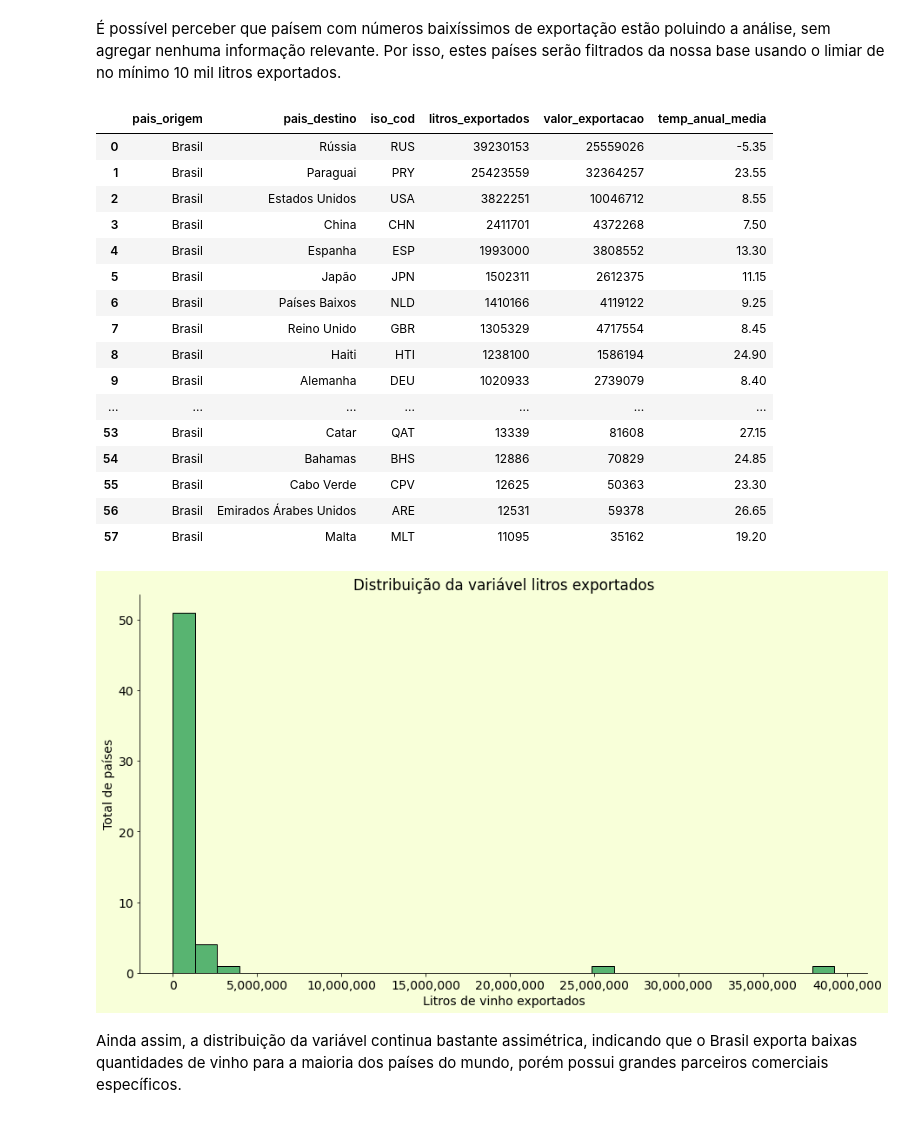
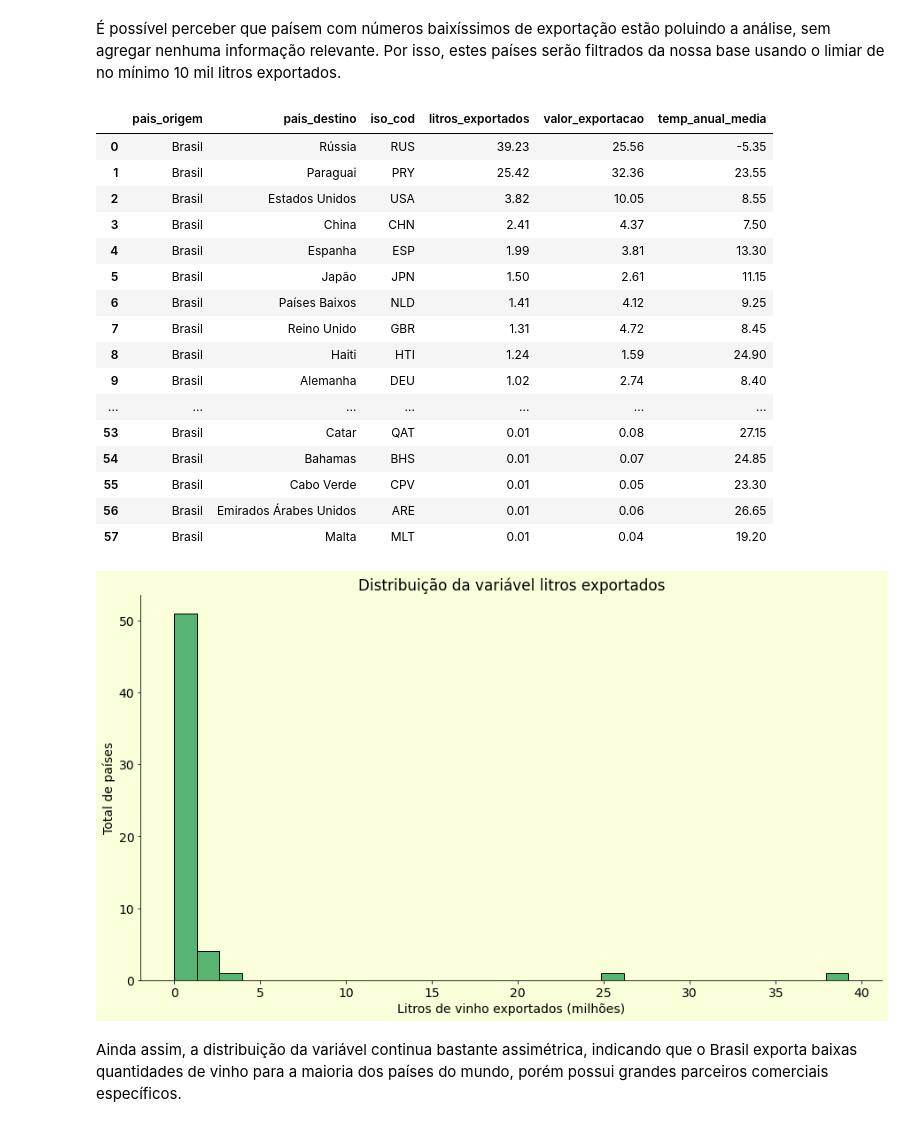
Before and after one commit to jackson-simionato/fase1_pos_tech_challenge_wine, a Jupyter notebook: fase 1 - tech challenge (vinhos).ipynb, the cells around one changed output. Cells and saved outputs as stored; diff of their text form; code cells hidden in the pictures.

Commit message:
finish melting, first plots, results folder created

```diff
--- a/fase 1 - tech challenge (vinhos).ipynb
+++ b/fase 1 - tech challenge (vinhos).ipynb
@@ -848,0 +859,5 @@ display(df_wine_15_anos_temperature)
+# %%
+# Coluna de temperatura está como tipo object, ou seja, não está sendo intepretada como uma coluna numérica. Para alterar isso será necessário aplicar um replace no caracter '−' por '-', desta forma os números negativos serão corretamente interpretados
+df_wine_15_anos_temperature.temp_anual_media = df_wine_15_anos_temperature.temp_anual_media.str.replace('−','-')
+df_wine_15_anos_temperature.temp_anual_media=  df_wine_15_anos_temperature.temp_anual_media.astype(float)
+print(df_wine_15_anos_temperature.dtypes)
@@ -923,0 +931,6 @@ wine_data_temperature
+# %%
+# Dataframe final contendo dados de exportação de vinhos e temperatura média anual dos paises de destino. Divisão por 1 milhão para facilitar as análises
+wine_data_temperature = df_wine_15_anos_temperature[['pais_origem','pais_destino','iso_cod','litros_exportados','valor_exportacao','temp_anual_media']]
+wine_data_temperature['litros_exportados'] =  wine_data_temperature.litros_exportados/1_000_000
+wine_data_temperature['valor_exportacao'] =  wine_data_temperature.valor_exportacao/1_000_000
+wine_data_temperature
@@ -964,50 +1004,50 @@ plt.show()
 # %% [markdown]
 É possível perceber que paísem com números baixíssimos de exportação estão poluindo a análise, sem agregar nenhuma informação relevante. Por isso, estes países serão filtrados da nossa base usando o limiar de no mínimo 10 mil litros exportados.
 # %%
-wine_data_temperature_filtered = wine_data_temperature.query('litros_exportados > 10000').reset_index(drop=True)
+wine_data_temperature_filtered = wine_data_temperature.query('litros_exportados > 0.01').reset_index(drop=True)
 wine_data_temperature_filtered
 # %% [output]
 |  | pais_origem | pais_destino | iso_cod | litros_exportados | valor_exportacao | temp_anual_media |
-| 0 | Brasil | Rússia | RUS | 39230153 | 25559026 | -5.35 |
-| 1 | Brasil | Paraguai | PRY | 25423559 | 32364257 | 23.55 |
-| 2 | Brasil | Estados Unidos | USA | 3822251 | 10046712 | 8.55 |
-| 3 | Brasil | China | CHN | 2411701 | 4372268 | 7.50 |
-| 4 | Brasil | Espanha | ESP | 1993000 | 3808552 | 13.30 |
-| 5 | Brasil | Japão | JPN | 1502311 | 2612375 | 11.15 |
-| 6 | Brasil | Países Baixos | NLD | 1410166 | 4119122 | 9.25 |
-| 7 | Brasil | Reino Unido | GBR | 1305329 | 4717554 | 8.45 |
-| 8 | Brasil | Haiti | HTI | 1238100 | 1586194 | 24.90 |
-| 9 | Brasil | Alemanha | DEU | 1020933 | 2739079 | 8.40 |
+| 0 | Brasil | Rússia | RUS | 39.23 | 25.56 | -5.35 |
+| 1 | Brasil | Paraguai | PRY | 25.42 | 32.36 | 23.55 |
+| 2 | Brasil | Estados Unidos | USA | 3.82 | 10.05 | 8.55 |
+| 3 | Brasil | China | CHN | 2.41 | 4.37 | 7.50 |
+| 4 | Brasil | Espanha | ESP | 1.99 | 3.81 | 13.30 |
+| 5 | Brasil | Japão | JPN | 1.50 | 2.61 | 11.15 |
+| 6 | Brasil | Países Baixos | NLD | 1.41 | 4.12 | 9.25 |
+| 7 | Brasil | Reino Unido | GBR | 1.31 | 4.72 | 8.45 |
+| 8 | Brasil | Haiti | HTI | 1.24 | 1.59 | 24.90 |
+| 9 | Brasil | Alemanha | DEU | 1.02 | 2.74 | 8.40 |
 | ... | ... | ... | ... | ... | ... | ... |
-| 53 | Brasil | Catar | QAT | 13339 | 81608 | 27.15 |
-| 54 | Brasil | Bahamas | BHS | 12886 | 70829 | 24.85 |
-| 55 | Brasil | Cabo Verde | CPV | 12625 | 50363 | 23.30 |
-| 56 | Brasil | Emirados Árabes Unidos | ARE | 12531 | 59378 | 26.65 |
-| 57 | Brasil | Malta | MLT | 11095 | 35162 | 19.20 |
+| 53 | Brasil | Catar | QAT | 0.01 | 0.08 | 27.15 |
+| 54 | Brasil | Bahamas | BHS | 0.01 | 0.07 | 24.85 |
+| 55 | Brasil | Cabo Verde | CPV | 0.01 | 0.05 | 23.30 |
+| 56 | Brasil | Emirados Árabes Unidos | ARE | 0.01 | 0.06 | 26.65 |
+| 57 | Brasil | Malta | MLT | 0.01 | 0.04 | 19.20 |
 # %%
 # Ajustando o tamanho da figura do gráfico.
 g = plt.figure(figsize=(15,8))
 
 # Definição do estilo
 plt.style.use('./Assets/Estilos/barras.mplstyle')
 
 ax = sns.histplot(wine_data_temperature_filtered['litros_exportados'], bins = 30, color='#239B4F')
 
 # Customização dos eixos e título
 ax.set_title('Distribuição da variável litros exportados')
-ax.set_xlabel('Litros de vinho exportados')
+ax.set_xlabel('Litros de vinho exportados (milhões)')
 ax.set_ylabel('Total de países')
 ax.xaxis.set_major_formatter(ticker.StrMethodFormatter("{x:,.0f}"))
 
 # Altera a cor dentro do gráfico
 ax.set_facecolor('#F8FFD9')
 
 # Altera a cor fora do gráfico
 g.patch.set_facecolor('#F8FFD9')
 
 plt.show()
 # %% [output]
-[figure, old version]
+[figure, new version]
 # %% [markdown]
 Ainda assim, a distribuição da variável continua bastante assimétrica, indicando que o Brasil exporta baixas quantidades de vinho para a maioria dos países do mundo, porém possui grandes parceiros comerciais específicos.
 # %% [markdown]
```
Also changed, not shown: parts of 18 cells of this notebook, 3 other files.
